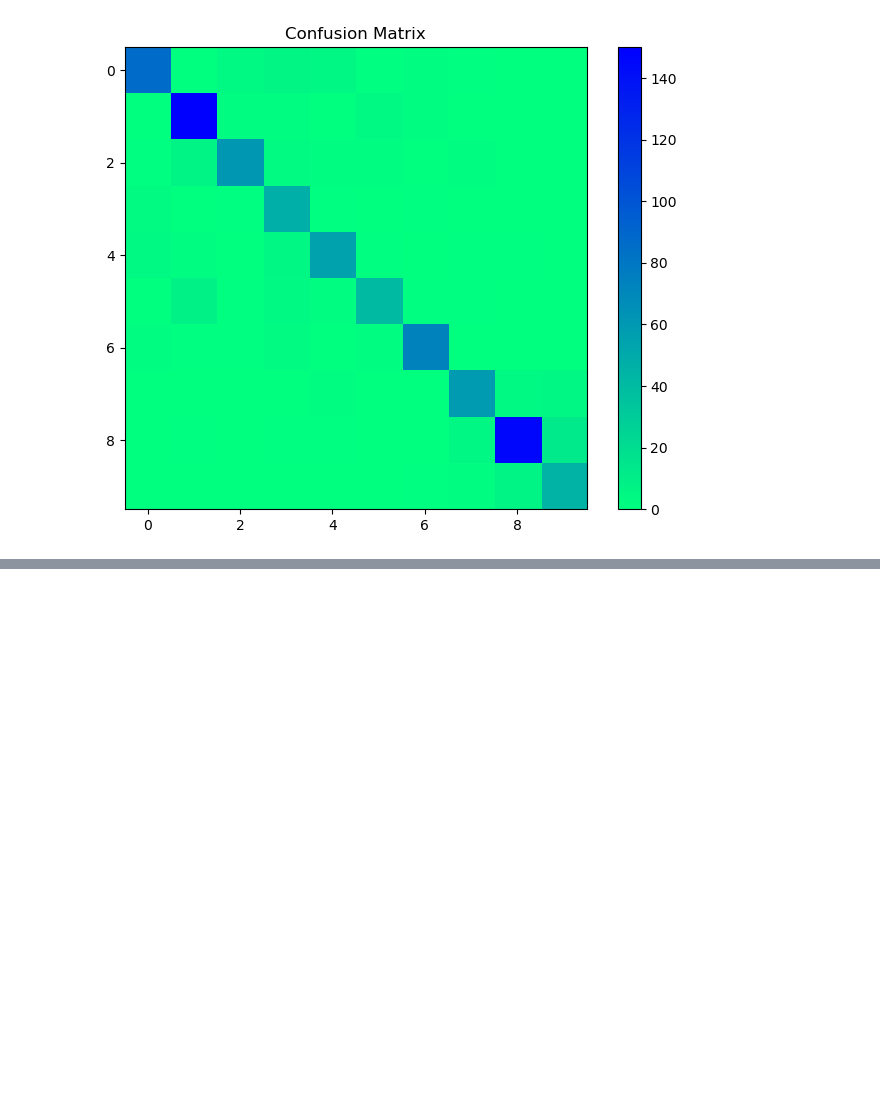
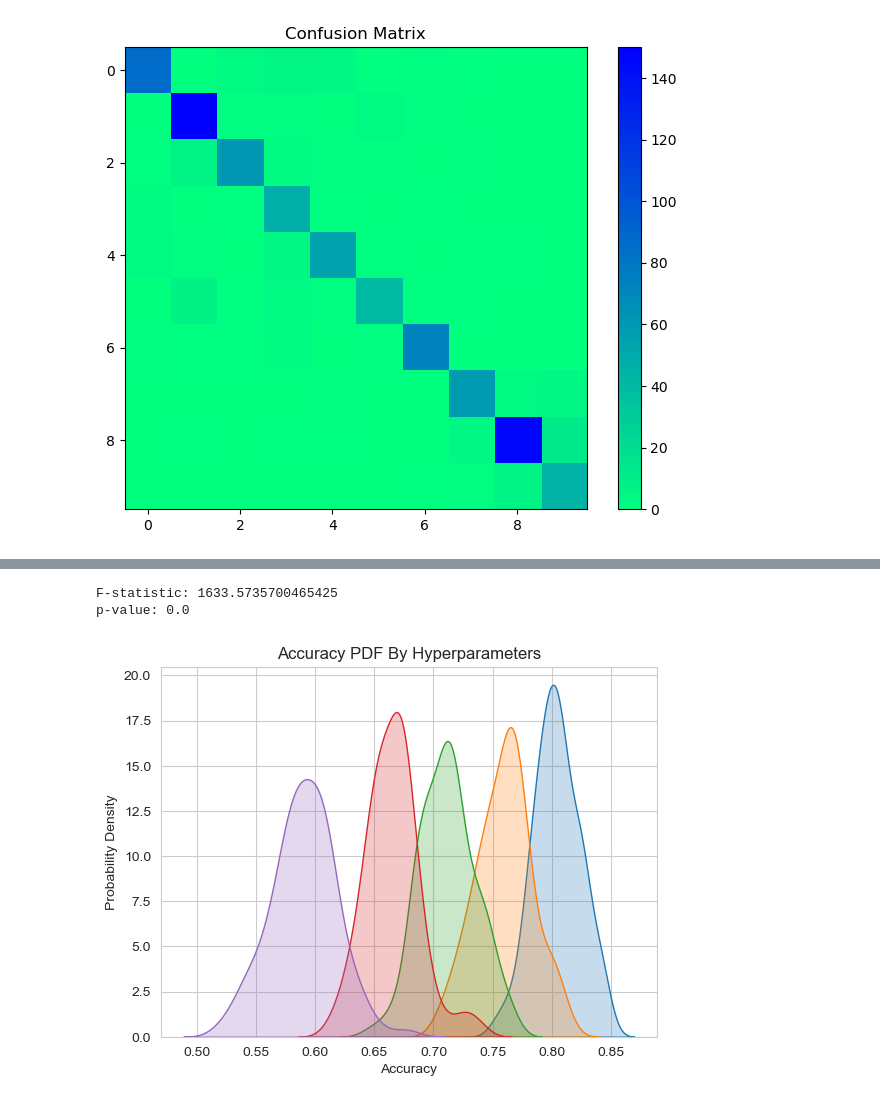
Before and after one commit to Simon-Sprouse/1000_Movies_Dataset, a Jupyter notebook: hw2/zip_copy/p2/p3.ipynb, the cells around one changed output, grey strips where cells are left out. Drawn from its saved outputs; the diff is of its cells as text; code cells hidden in the pictures; blank space fills up the shorter version.

```diff
--- a/hw2/zip_copy/p2/p3.ipynb
+++ b/hw2/zip_copy/p2/p3.ipynb
@@ -144,0 +189,6 @@ plt.colorbar()
+# %%
+neighbors = [1, 2, 3, 4, 5, 10, 15, 20, 30, 40, 50, 100]
+knn_results = []
+
+for i in neighbors:
+    knn_results.append(testKnn(i))
@@ -144,0 +246,4 @@ plt.colorbar()
+# %%
+results = [] ## 2d array, each entry is an array of 1n, 2n, 3n...
+for i in range(100):
+    results.append(testKnn2())
@@ -144,0 +270,3 @@ plt.colorbar()
+# %%
+results_np = np.transpose(np.array(results))
+print(results_np)
@@ -144,0 +281,36 @@ plt.colorbar()
+# %%
+import scipy.stats as stats
+
+
+# Perform one-way ANOVA
+f_statistic, p_value = stats.f_oneway(*results_np)
+
+print("F-statistic:", f_statistic)
+print("p-value:", p_value)
+# %% [output]
+F-statistic: 1633.5735700465425
+p-value: 0.0
+# %%
+import seaborn as sns
+import matplotlib.pyplot as plt
+
+# Replace 'data' with your list of numbers
+data = results_np[0]
+
+# Create a KDE plot
+sns.set_style("whitegrid")
+sns.kdeplot(data, fill=True)
+sns.kdeplot(results_np[3], fill=True)
+sns.kdeplot(results_np[5], fill=True)
+sns.kdeplot(results_np[7], fill=True)
+sns.kdeplot(results_np[9], fill=True)
+
+# Add labels and title
+plt.xlabel('Accuracy')
+plt.ylabel('Probability Density')
+plt.title('Accuracy PDF By Hyperparameters')
+
+# Display the plot
+plt.show()
+# %% [output]
+[figure, added]
```
Also changed, not shown: parts of 22 cells of this notebook, 2 other files.
